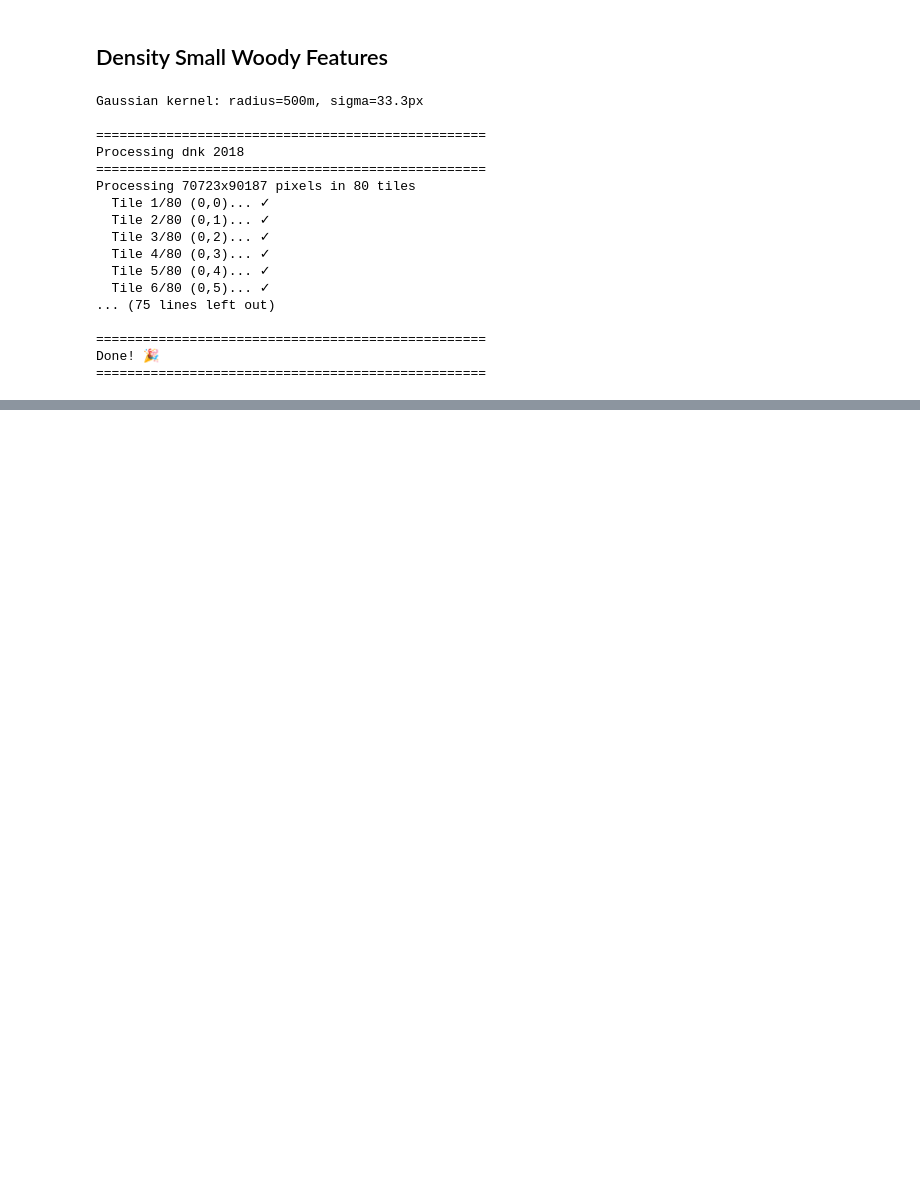
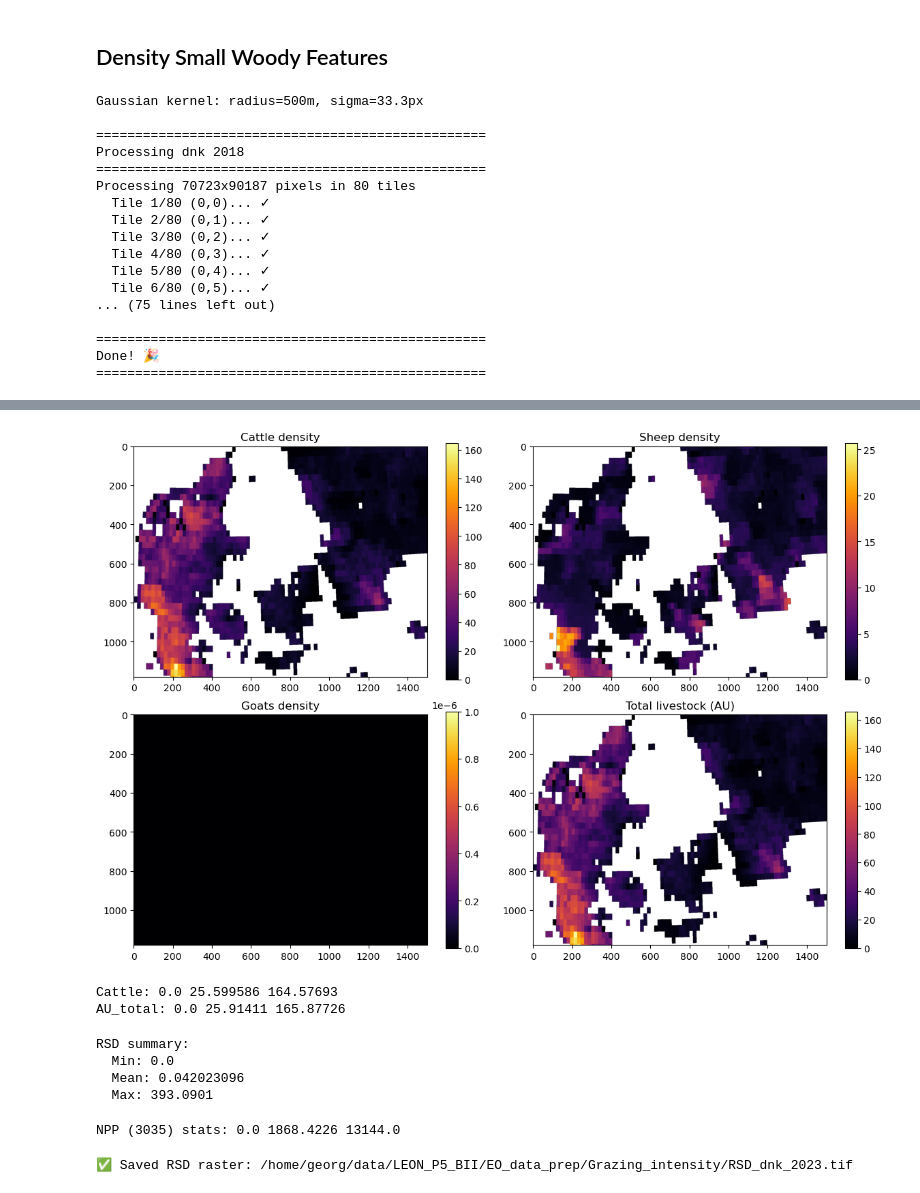
Before and after one commit to Assimila/LEON-P5, a Jupyter notebook: 1_prep_land_use.ipynb, the cells around one changed output, grey strips where cells are left out. Saved outputs shown, nothing was run; the diff lists cells and outputs as text; code cells hidden in the pictures; blank space fills up the shorter version.

```diff
--- a/1_prep_land_use.ipynb
+++ b/1_prep_land_use.ipynb
@@ -846,0 +1166,65 @@ Done! 🎉
+# %%
+
+# --- Quick 4-panel diagnostic plot (unchanged) ---
+plt.figure(figsize=(12, 8))
+plt.subplot(2, 2, 1); plt.imshow(cattle, cmap="inferno"); plt.title("Cattle density"); plt.colorbar()
+plt.subplot(2, 2, 2); plt.imshow(sheep,  cmap="inferno"); plt.title("Sheep density");  plt.colorbar()
+plt.subplot(2, 2, 3); plt.imshow(goats,  cmap="inferno", vmin=0, vmax=max(1e-6, np.nanmax(goats))); plt.title("Goats density");  plt.colorbar()
+plt.subplot(2, 2, 4); plt.imshow(AU_total, cmap="inferno"); plt.title("Total livestock (AU)"); plt.colorbar()
+plt.tight_layout(); plt.show()
+# %% [output]
+[figure, added]
+# %%
+
+print("Cattle:", np.nanmin(cattle), np.nanmean(cattle), np.nanmax(cattle))
+print("AU_total:", np.nanmin(AU_total), np.nanmean(AU_total), np.nanmax(AU_total))
+
+
+print("TARGET CRS:", profile["crs"])
+print("CATTLE CRS BEFORE:", rasterio.open(cattle_path).crs)
+print("CATTLE AFTER shape:", cattle.shape)
+print("TARGET (template) CRS:", profile["crs"])   # should be EPSG:3035
+print("CATTLE AFTER stats:", np.nanmin(cattle), np.nanmean(cattle), np.nanmax(cattle))
+# %% [output]
+Cattle: 0.0 25.599586 164.57693
+AU_total: 0.0 25.91411 165.87726
+# %%
+
+# ===================== STEP 5 — RELATIVE STOCKING DENSITY =====================
+# RSD = AU_observed / AU_carrying
+
+RSD = np.full_like(npp, np.nan, dtype="float32")
+
+valid = (npp > 0) & np.isfinite(CC) & (CC > 0) & (AU_total >= 0)
+
+RSD[valid] = AU_total[valid] / CC[valid]
+
+
+print("RSD summary:")
+print("  Min:", np.nanmin(RSD))
+print("  Mean:", np.nanmean(RSD))
+print("  Max:", np.nanmax(RSD))
+# %% [output]
+RSD summary:
+  Min: 0.0
+  Mean: 0.042023096
+  Max: 393.0901
+# %%
+print("NPP (3035) stats:", np.nanmin(npp), np.nanmean(npp), np.nanmax(npp))
+# %% [output]
+NPP (3035) stats: 0.0 1868.4226 13144.0
+# %%
+## STEP 6 — SAVE OUTPUT
+
+profile_out = profile.copy()
+profile_out.update(
+    dtype="float32",
+    compress="lzw"
+)
+
+with rasterio.open(out_path, "w", **profile_out) as dst:
+    dst.write(RSD, 1)
+
+print(f"✅ Saved RSD raster: {out_path}")
+# %% [output]
+✅ Saved RSD raster: /home/georg/data/LEON_P5_BII/EO_data_prep/Grazing_intensity/RSD_dnk_2023.tif
```
Also changed, not shown: parts of 15 cells of this notebook, 1 other file.
